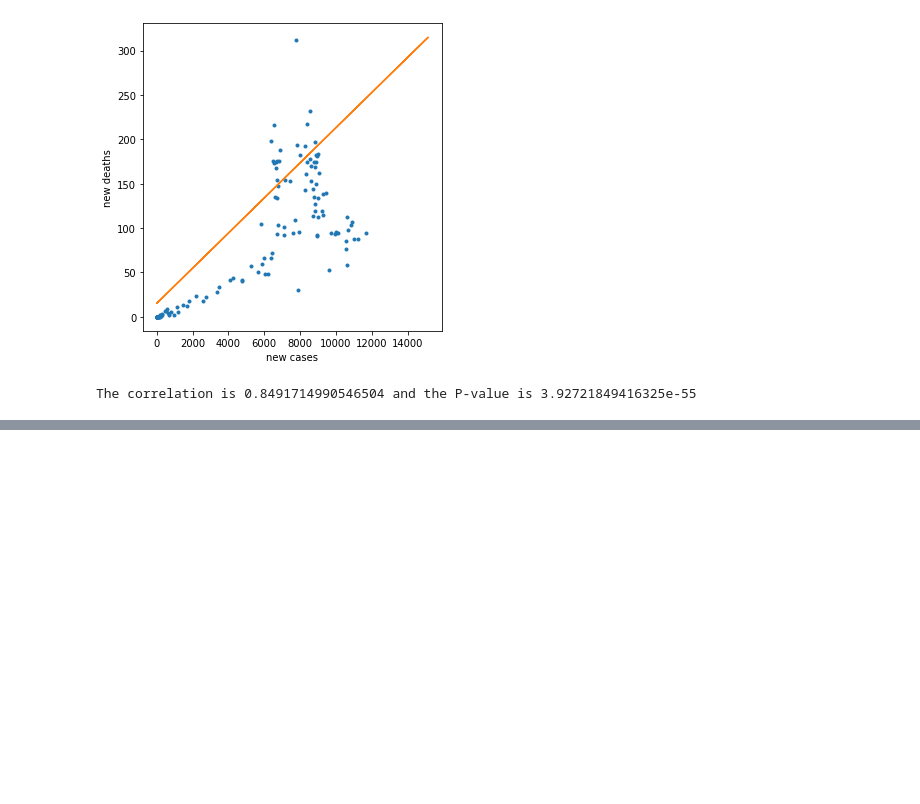
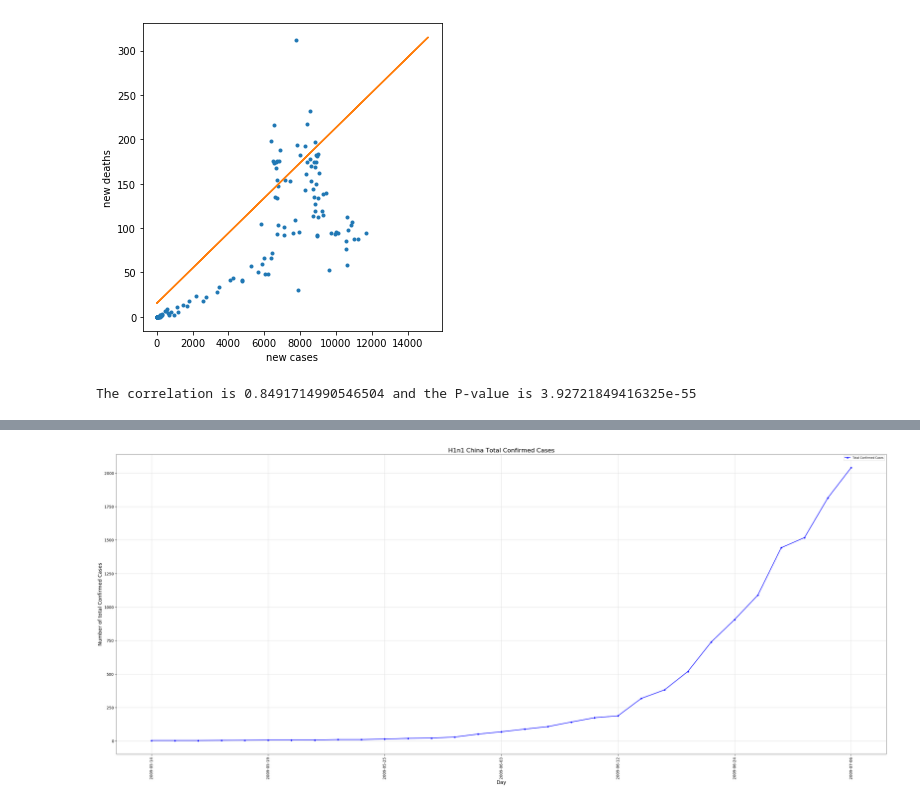
Before and after one commit to Akplesa/viruses, a Jupyter notebook: Untitled.ipynb, the cells around one changed output, grey strips where cells are left out. Drawn from its saved outputs; the diff is of its cells as text; code cells hidden in the pictures; blank space fills up the shorter version.

Commit message:
update h1n1 visualization

```diff
--- a/Untitled.ipynb
+++ b/Untitled.ipynb
@@ -250,3 +250,5 @@ The correlation is 0.8491714990546504 and the P-value is 3.92721849416325e-55
 #Create new H1N1 DataFrame
 # Line graph for Update Time and Cases for each country
 #Line graph for date and total Deaths for each country
+H1N1 = pd.read_csv('data_sets/h1n1.csv')
+H1N1.head()
@@ -257,0 +262,2 @@ The correlation is 0.8491714990546504 and the P-value is 3.92721849416325e-55
+# %%
+H1N1_China = H1N1[(H1N1['Country']=='China')]
@@ -257,0 +271,21 @@ The correlation is 0.8491714990546504 and the P-value is 3.92721849416325e-55
+# %%
+confirmed_cases = np.nan_to_num(H1N1_China['Cumulative no. of cases'])
+f = plt.figure(figsize=(50,20))
+ax = f.add_subplot(111)
+day = H1N1_China['Date']
+marker_style = dict(linewidth=2, linestyle='-', marker='o',markersize=5)
+plt.plot(day,confirmed_cases,"-.",color="blue",**marker_style)
+ax.tick_params(which='both', width=1,labelsize=14)
+ax.tick_params(which='major', length=6)
+ax.tick_params(which='minor', length=3, color='0.8')
+plt.xticks(rotation = '90')
+plt.xticks(np.arange(0,len(day)+1,5))
+plt.grid(lw = 1, ls = '-', c = "0.85", which = 'major')
+plt.grid(lw = 1, ls = '-', c = "0.95", which = 'minor')
+plt.title("H1n1 China Total Confirmed Cases",{'fontsize':22})
+plt.xlabel("Day",fontsize =18)
+plt.ylabel("Number of total Confirmed Cases",fontsize =18)
+plt.legend(['Total Confirmed Cases'])
+plt.show()
+# %% [output]
+[figure, added]
```
Also changed, not shown: parts of 8 cells of this notebook, 1 other file.
